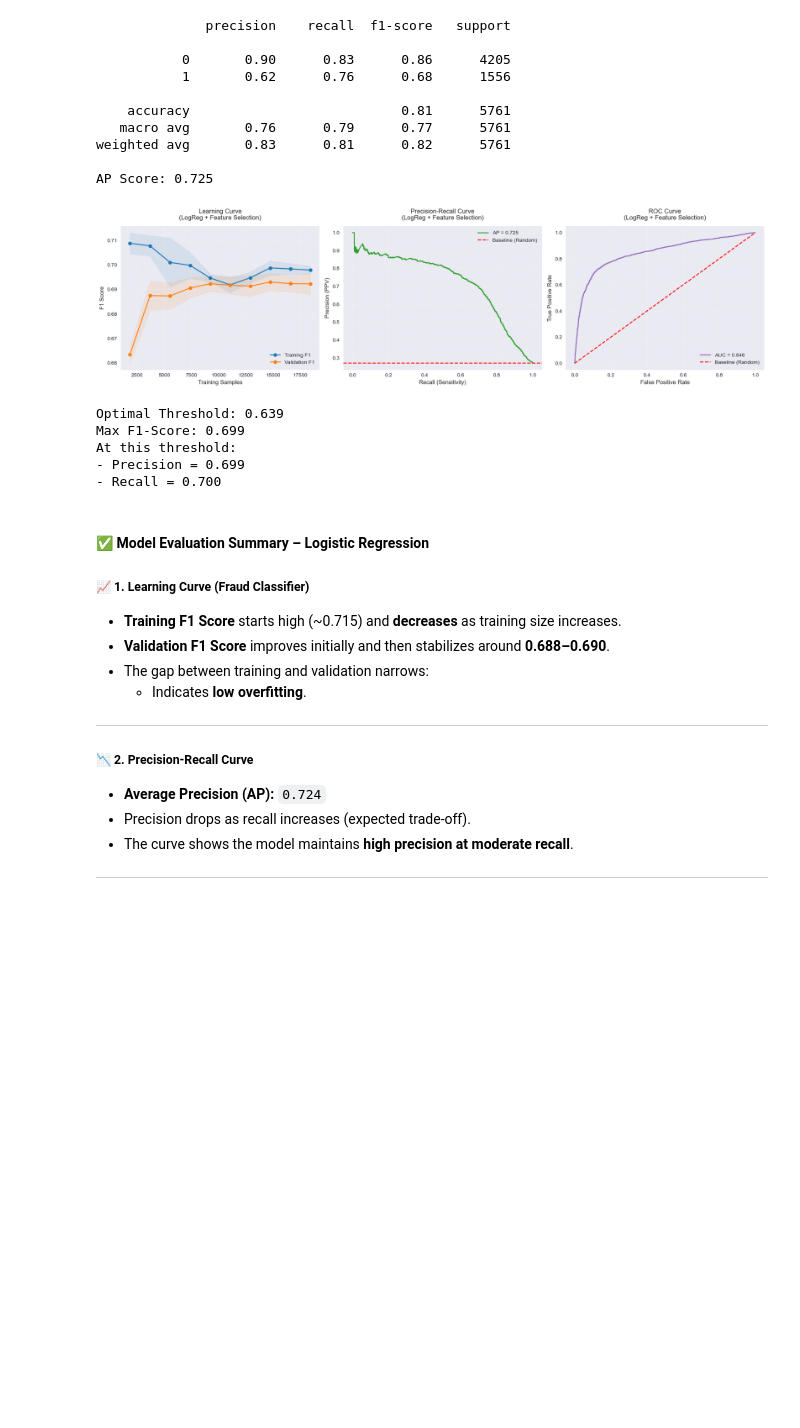
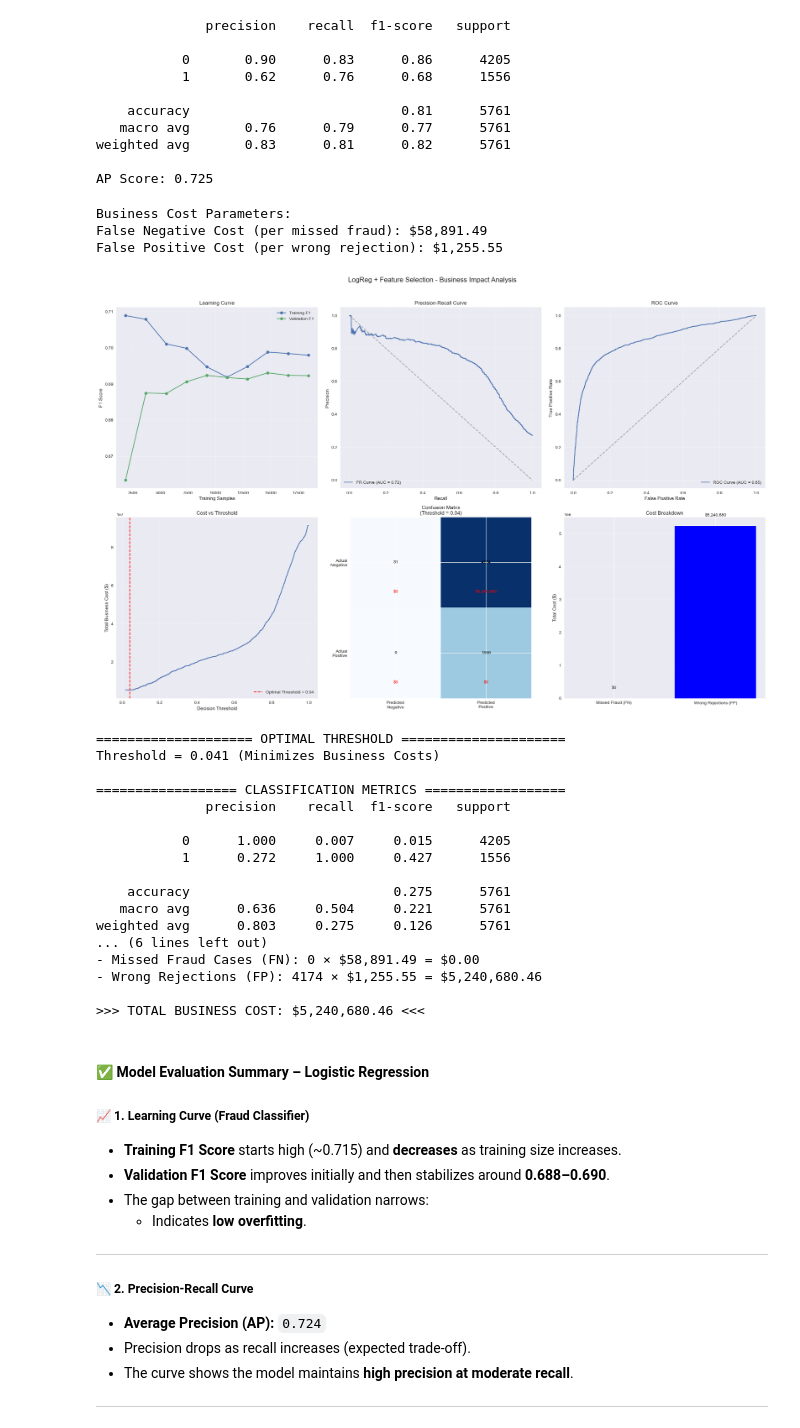
Before and after one commit to sumeetraheja/uol-module2-insurance, a Jupyter notebook: Assessment.ipynb, the cells around one changed output. Drawn from its saved outputs; the diff is of its cells as text; code cells hidden in the pictures; blank space fills up the shorter version.

```diff
--- a/Assessment.ipynb
+++ b/Assessment.ipynb
@@ -1430,15 +1585,36 @@ print(f"AP Score: {average_precision_score(y_test, y_probs):.3f}")
 weighted avg       0.83      0.81      0.82      5761
 
 AP Score: 0.725
-# %%
-plot_model_curves(pipeline, X_train, y_train, X_test, y_test, title_prefix="LogReg + Feature Selection")
-# %% [output]
-[figure, removed]
-Optimal Threshold: 0.639
-Max F1-Score: 0.699
-At this threshold:
-- Precision = 0.699
-- Recall = 0.700
+# %%
+# Get validated cost parameters
+# Access business costs
+cost_params = pipeline.named_steps['cost_tracker'].cost_params_
+print("\nBusiness Cost Parameters:")
+print(f"False Negative Cost (per missed fraud): ${cost_params['cost_fn']:,.2f}")
+print(f"False Positive Cost (per wrong rejection): ${cost_params['cost_fp']:,.2f}")
+plot_model_curves(pipeline, X_train, y_train, X_test, y_test,cost_params, title_prefix="LogReg + Feature Selection")
+# %% [output]
+Business Cost Parameters:
+False Negative Cost (per missed fraud): $58,891.49
+False Positive Cost (per wrong rejection): $1,255.55
+[figure, added]
+==================== OPTIMAL THRESHOLD =====================
+Threshold = 0.041 (Minimizes Business Costs)
+
+================== CLASSIFICATION METRICS ==================
+              precision    recall  f1-score   support
+
+           0      1.000     0.007     0.015      4205
+           1      0.272     1.000     0.427      1556
+
+    accuracy                          0.275      5761
+   macro avg      0.636     0.504     0.221      5761
+weighted avg      0.803     0.275     0.126      5761
+... (6 lines left out)
+- Missed Fraud Cases (FN): 0 × $58,891.49 = $0.00
+- Wrong Rejections (FP): 4174 × $1,255.55 = $5,240,680.46
+
+>>> TOTAL BUSINESS COST: $5,240,680.46 <<<
 # %% [markdown]
 #### ✅ Model Evaluation Summary – Logistic Regression
 
```
Also changed, not shown: parts of 31 cells of this notebook.
